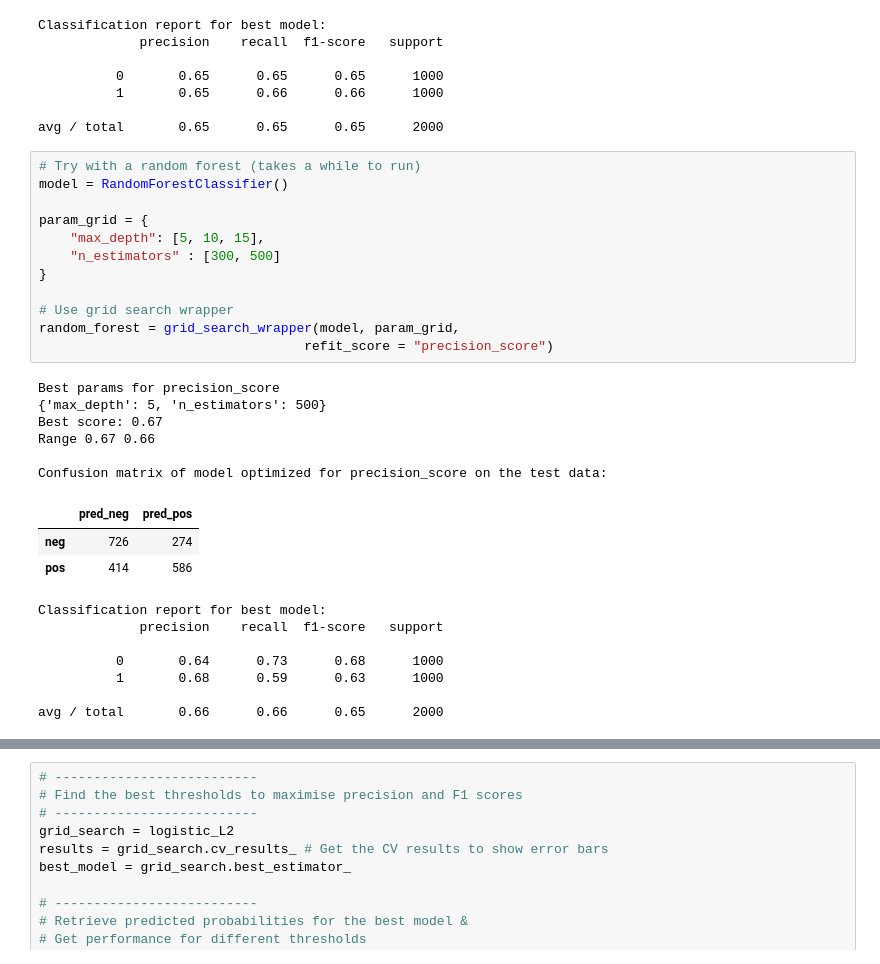
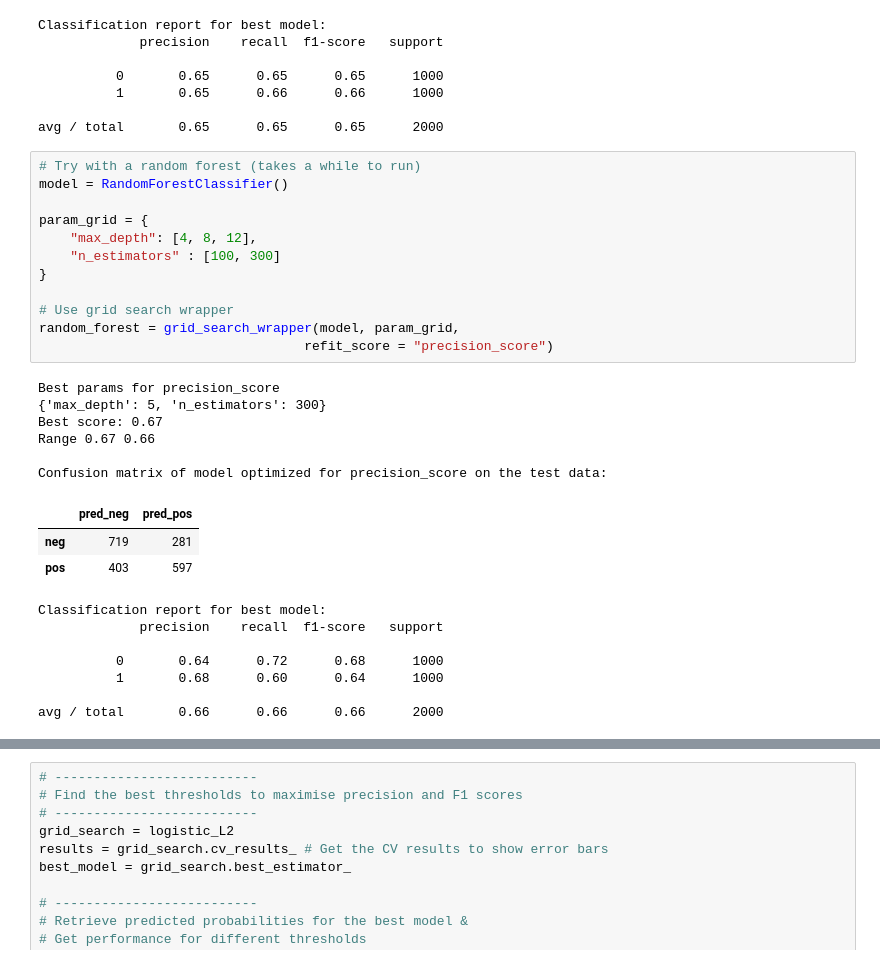
Before and after one commit to genagibson/cs109a_LendingClub, a Jupyter notebook: notebooks/others/Playing with models GG V3.ipynb, the cells around one changed output, grey strips where cells are left out. Cells and saved outputs as stored; diff of their text form.

```diff
--- a/notebooks/others/Playing with models GG V3.ipynb
+++ b/notebooks/others/Playing with models GG V3.ipynb
@@ -599,31 +598,31 @@ avg / total       0.65      0.65      0.65      2000
 # %%
 # Try with a random forest (takes a while to run)
 model = RandomForestClassifier()
 
 param_grid = {
-    "max_depth": [5, 10, 15],
-    "n_estimators" : [300, 500]
+    "max_depth": [4, 8, 12],
+    "n_estimators" : [100, 300]
 }
 
 # Use grid search wrapper
 random_forest = grid_search_wrapper(model, param_grid,
                                   refit_score = "precision_score")
 # %% [output]
 Best params for precision_score
-{'max_depth': 5, 'n_estimators': 500}
+{'max_depth': 5, 'n_estimators': 300}
 Best score: 0.67
 Range 0.67 0.66
 
 Confusion matrix of model optimized for precision_score on the test data:
 |  | pred_neg | pred_pos |
-| neg | 726 | 274 |
-| pos | 414 | 586 |
+| neg | 719 | 281 |
+| pos | 403 | 597 |
 Classification report for best model:
              precision    recall  f1-score   support
 
-          0       0.64      0.73      0.68      1000
-          1       0.68      0.59      0.63      1000
+          0       0.64      0.72      0.68      1000
+          1       0.68      0.60      0.64      1000
 
-avg / total       0.66      0.66      0.65      2000
+avg / total       0.66      0.66      0.66      2000
 # %%
 # Try out the plotting on the logistic model
```
Also changed, not shown: parts of 18 cells of this notebook.
